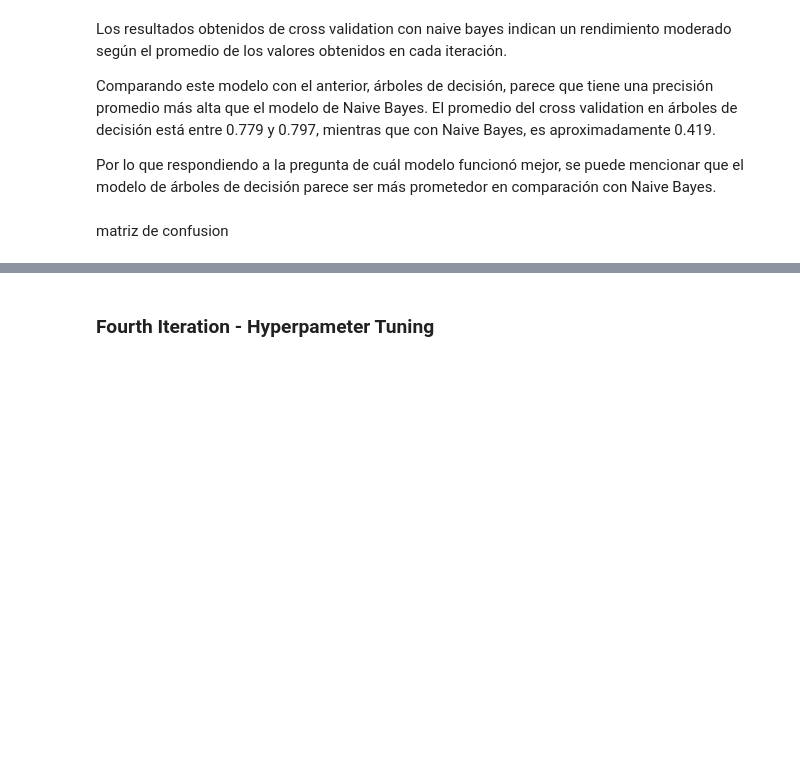
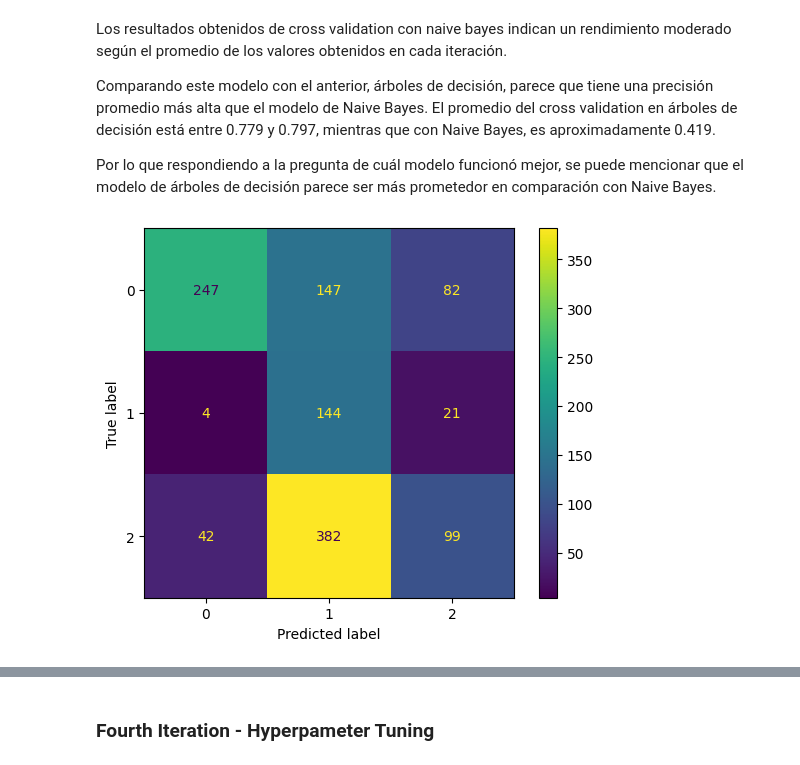
Before and after one commit to MelissaPerez09/HT05-DataMining, a Jupyter notebook: naiveBayes.ipynb, the cells around one changed output, grey strips where cells are left out. Cells and saved outputs as stored; diff of their text form; code cells hidden in the pictures; blank space fills up the shorter version.

Commit message:
feat: confusion matrix cross validation

```diff
--- a/naiveBayes.ipynb
+++ b/naiveBayes.ipynb
@@ -25,7 +33,7 @@ random_state = 42
 # %% [markdown]
 ## Data Upload 📄
 # %%
-df = pd.read_csv('train.csv')
+df = pd.read_csv('data/train.csv')
 df
 # %% [output]
 |  | Id | MSSubClass | MSZoning | LotFrontage | LotArea | Street | Alley | LotShape | LandContour | ... |
@@ -428,5 +436,13 @@ Los resultados obtenidos de cross validation con naive bayes indican un rendimie
 Comparando este modelo con el anterior, árboles de decisión, parece que tiene una precisión promedio más alta que el modelo de Naive Bayes. El promedio del cross validation en árboles de decisión está entre 0.779 y 0.797, mientras que con Naive Bayes, es aproximadamente 0.419.
 
 Por lo que respondiendo a la pregunta de cuál modelo funcionó mejor, se puede mencionar que el modelo de árboles de decisión parece ser más prometedor en comparación con Naive Bayes.
-# %% [markdown]
-matriz de confusion
+# %%
+y_train_pred = cross_val_predict(gaussian, X_train, y_train, cv=5)
+
+conf_mat = confusion_matrix(y_train, y_train_pred)
+
+conf_mat_display = ConfusionMatrixDisplay(conf_mat)
+conf_mat_display.plot()
+plt.show()
+# %% [output]
+[figure, added]
```
Also changed, not shown: parts of 4 cells of this notebook.
